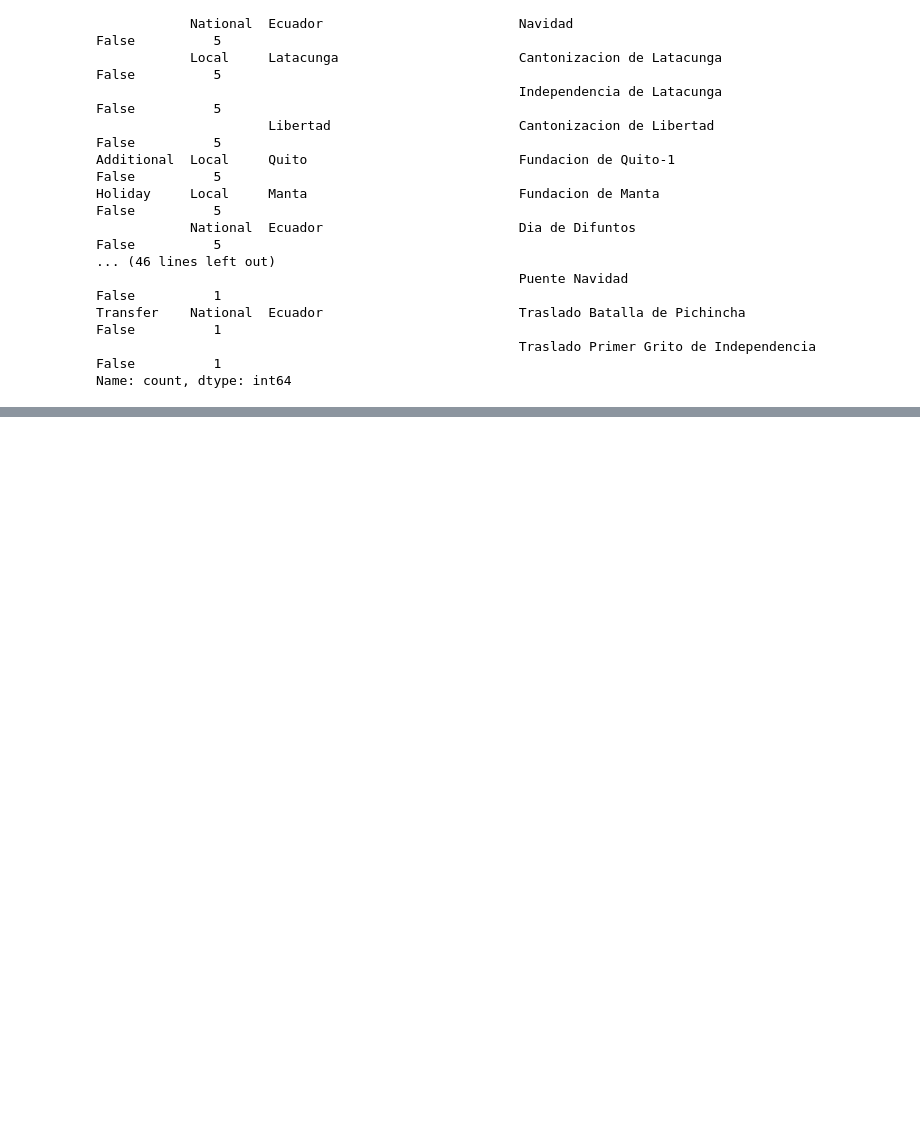
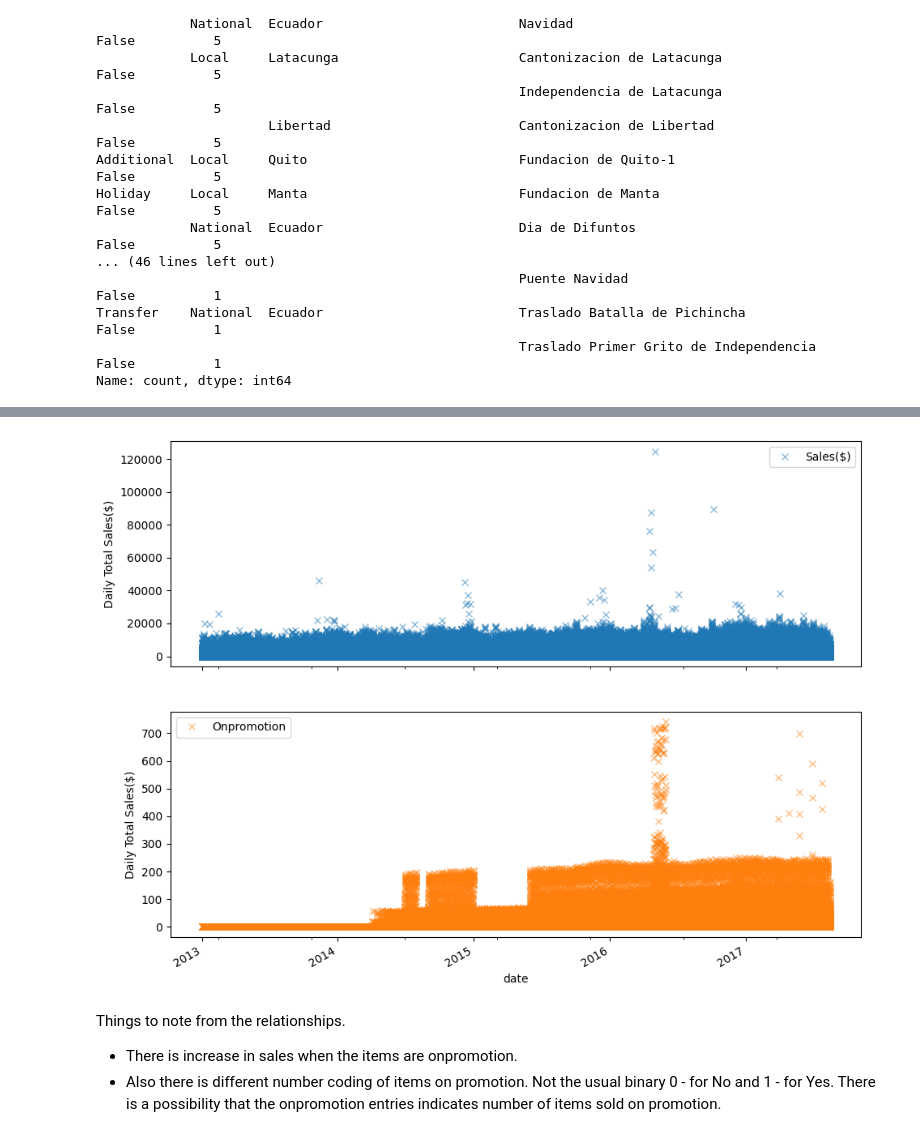
Before and after one commit to MarthaK-Coder/Azubi-Africa-LP3-Sprint, a Jupyter notebook: Project3 Notebook.ipynb, the cells around one changed output, grey strips where cells are left out. Saved outputs shown, nothing was run; the diff lists cells and outputs as text; code cells hidden in the pictures; blank space fills up the shorter version.

```diff
--- a/Project3 Notebook.ipynb
+++ b/Project3 Notebook.ipynb
@@ -1107,0 +1230,12 @@ We have 235 duplicated holidays. Lets resample to check if they have same descri
+# %%
+#other columns - store and product family relations with sales over time
+coln_plot = ['Sales($)','Onpromotion','Family']
+axes = data_train[coln_plot].plot(marker = 'x',alpha = 0.5,linestyle = 'None',figsize = (11,9),subplots = True)
+for ax in axes:
+   ax.set_ylabel('Daily Total Sales($)')
+# %% [output]
+[figure, added]
+# %% [markdown]
+Things to note from the relationships.
+- There is increase in sales when the items are onpromotion.
+- Also there is different number coding of items on promotion. Not the usual binary 0 - for No and 1 - for Yes. There is a possibility that the onpromotion entries indicates number of items sold on promotion.
```
Also changed, not shown: parts of 48 cells of this notebook.
